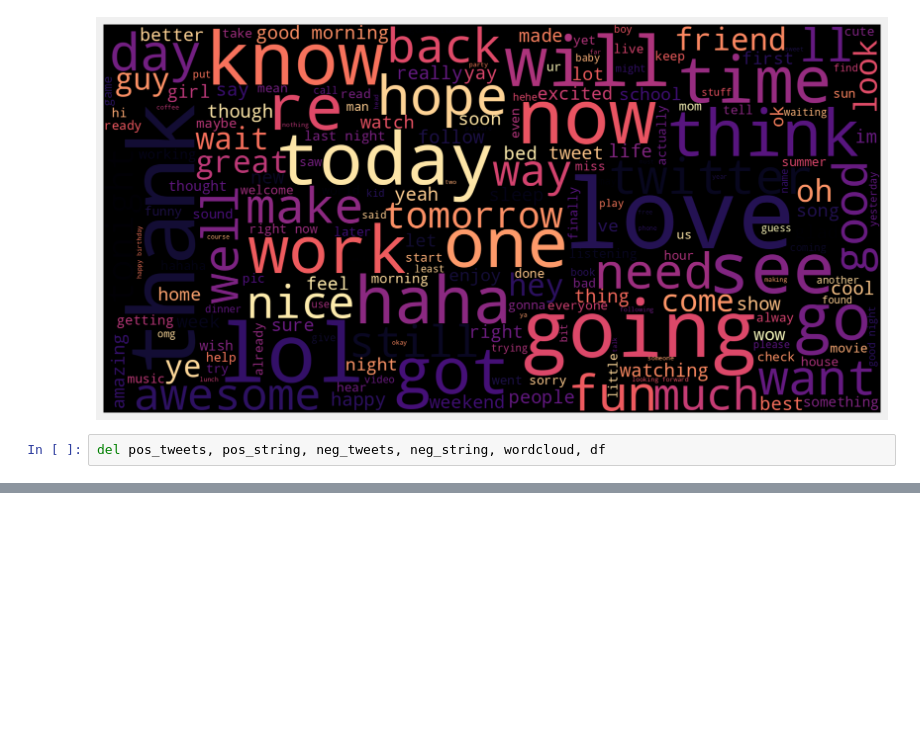
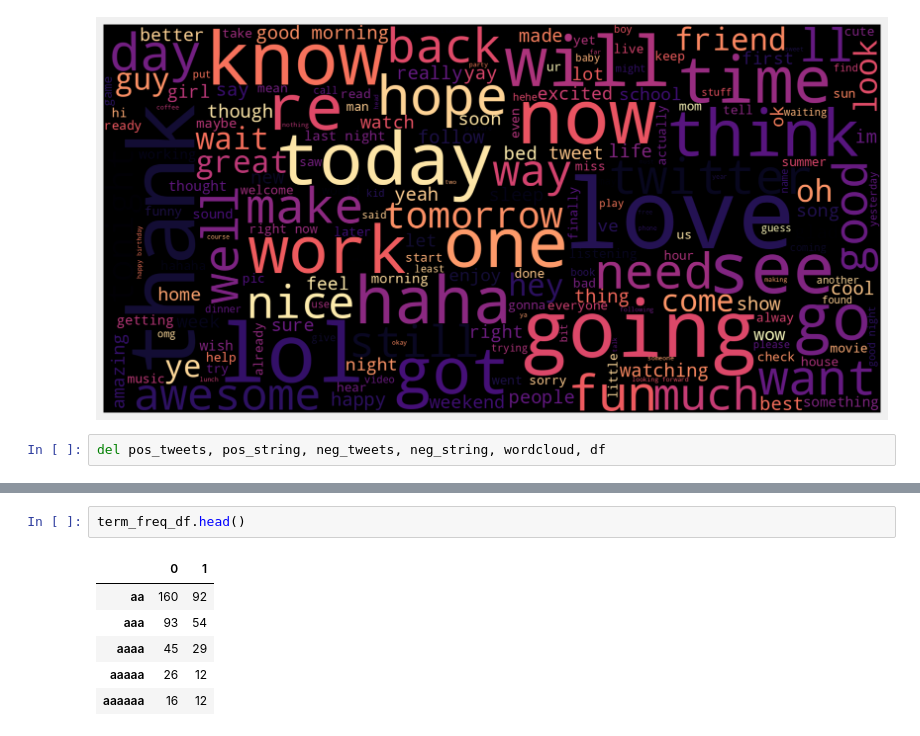
Before and after one commit to Zahra-Farsi/Searchable-Encryption, a Jupyter notebook: Searchable_Encryption_Sentiment_Analysis.ipynb, the cells around one changed output, grey strips where cells are left out. Saved outputs shown, nothing was run; the diff lists cells and outputs as text; blank space fills up the shorter version.

```diff
--- a/Searchable_Encryption_Sentiment_Analysis.ipynb
+++ b/Searchable_Encryption_Sentiment_Analysis.ipynb
@@ -331,0 +352,9 @@ del pos_tweets, pos_string, neg_tweets, neg_string, wordcloud, df
+# %%
+term_freq_df.head()
+# %% [output]
+|  | 0 | 1 |
+| aa | 160 | 92 |
+| aaa | 93 | 54 |
+| aaaa | 45 | 29 |
+| aaaaa | 26 | 12 |
+| aaaaaa | 16 | 12 |
```
Also changed, not shown: parts of 7 cells of this notebook.
